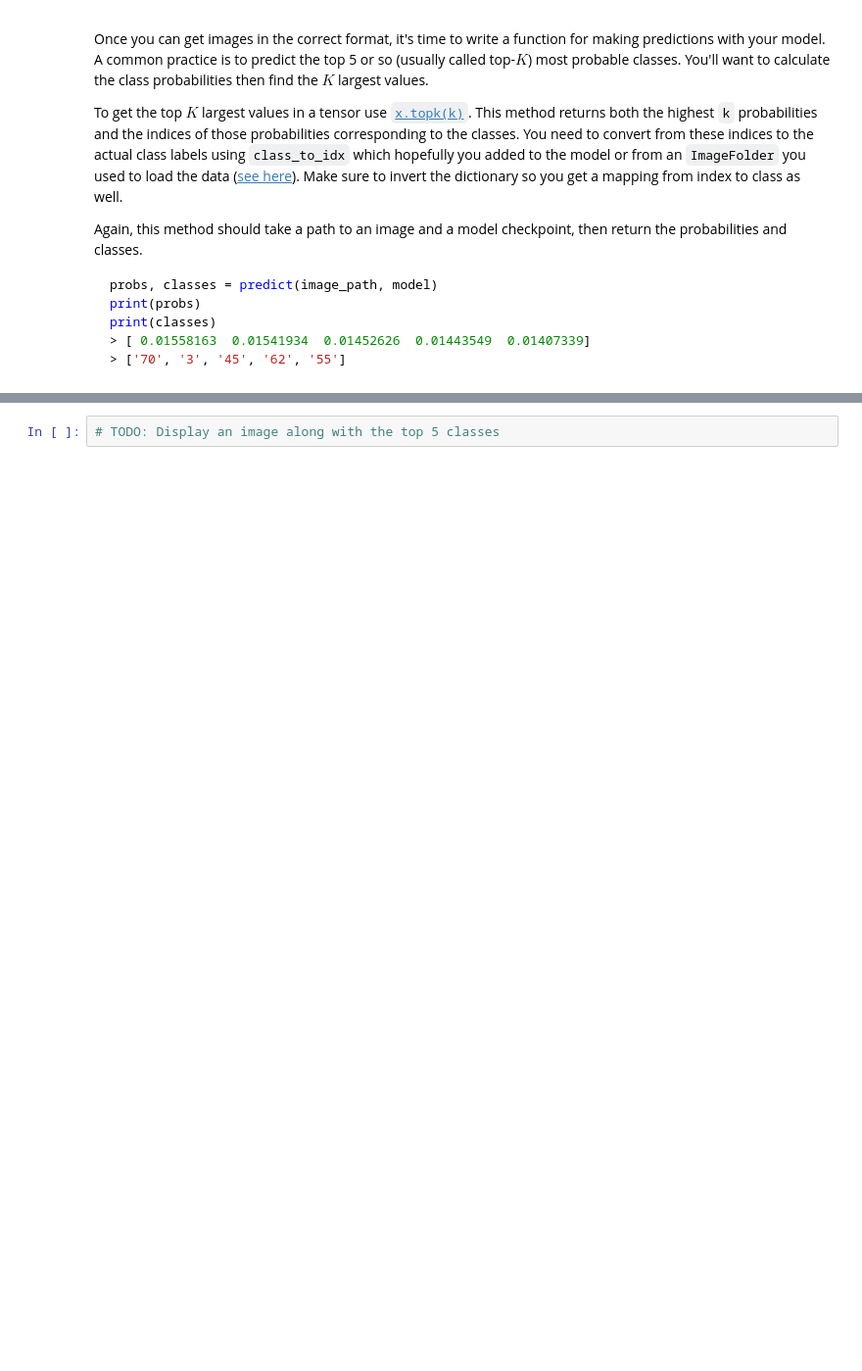
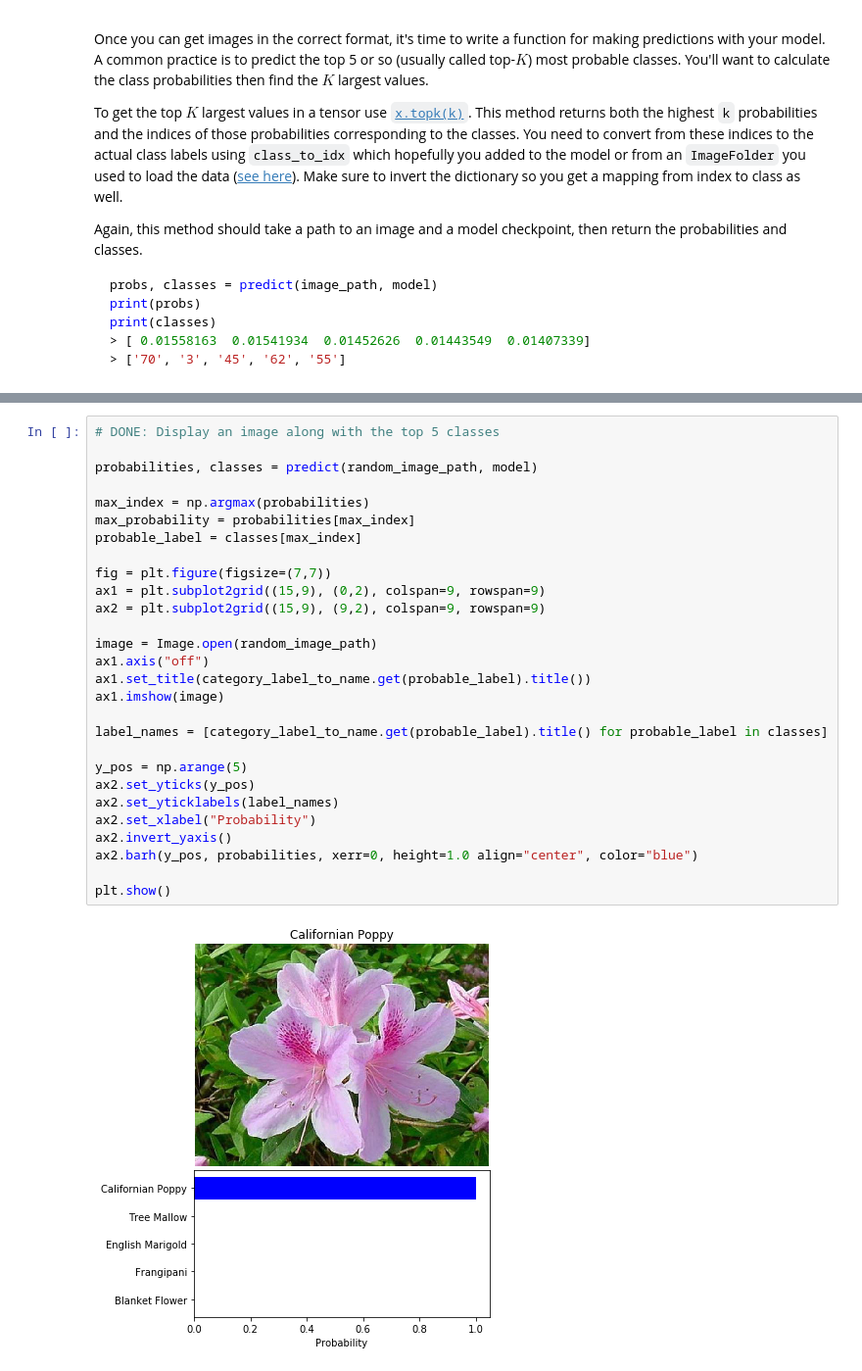
Before and after one commit to collinmutembei/is-it-a-rose, a Jupyter notebook: Image Classifier Project.ipynb, the cells around one changed output, grey strips where cells are left out. Shown at 98% size. Drawn from its saved outputs; the diff is of its cells as text; blank space fills up the shorter version.

```diff
--- a/Image Classifier Project.ipynb
+++ b/Image Classifier Project.ipynb
@@ -331,5 +464,33 @@ Now that you can use a trained model for predictions, check to make sure it make
 <img src='assets/inference_example.png' width=300px>
 
 You can convert from the class integer encoding to actual flower names with the `cat_to_name.json` file (should have been loaded earlier in the notebook). To show a PyTorch tensor as an image, use the `imshow` function defined above.
-# %%
-# TODO: Display an image along with the top 5 classes
+# %%
+# DONE: Display an image along with the top 5 classes
+
+probabilities, classes = predict(random_image_path, model)
+
+max_index = np.argmax(probabilities)
+max_probability = probabilities[max_index]
+probable_label = classes[max_index]
+
+fig = plt.figure(figsize=(7,7))
+ax1 = plt.subplot2grid((15,9), (0,2), colspan=9, rowspan=9)
+ax2 = plt.subplot2grid((15,9), (9,2), colspan=9, rowspan=9)
+
+image = Image.open(random_image_path)
+ax1.axis("off")
+ax1.set_title(category_label_to_name.get(probable_label).title())
+ax1.imshow(image)
+
+label_names = [category_label_to_name.get(probable_label).title() for probable_label in classes]
+
+y_pos = np.arange(5)
+ax2.set_yticks(y_pos)
+ax2.set_yticklabels(label_names)
+ax2.set_xlabel("Probability")
+ax2.invert_yaxis()
+ax2.barh(y_pos, probabilities, xerr=0, height=1.0 align="center", color="blue")
+
+plt.show()
+# %% [output]
+[figure, added]
```
Also changed, not shown: parts of 17 cells of this notebook, 3 other files.
